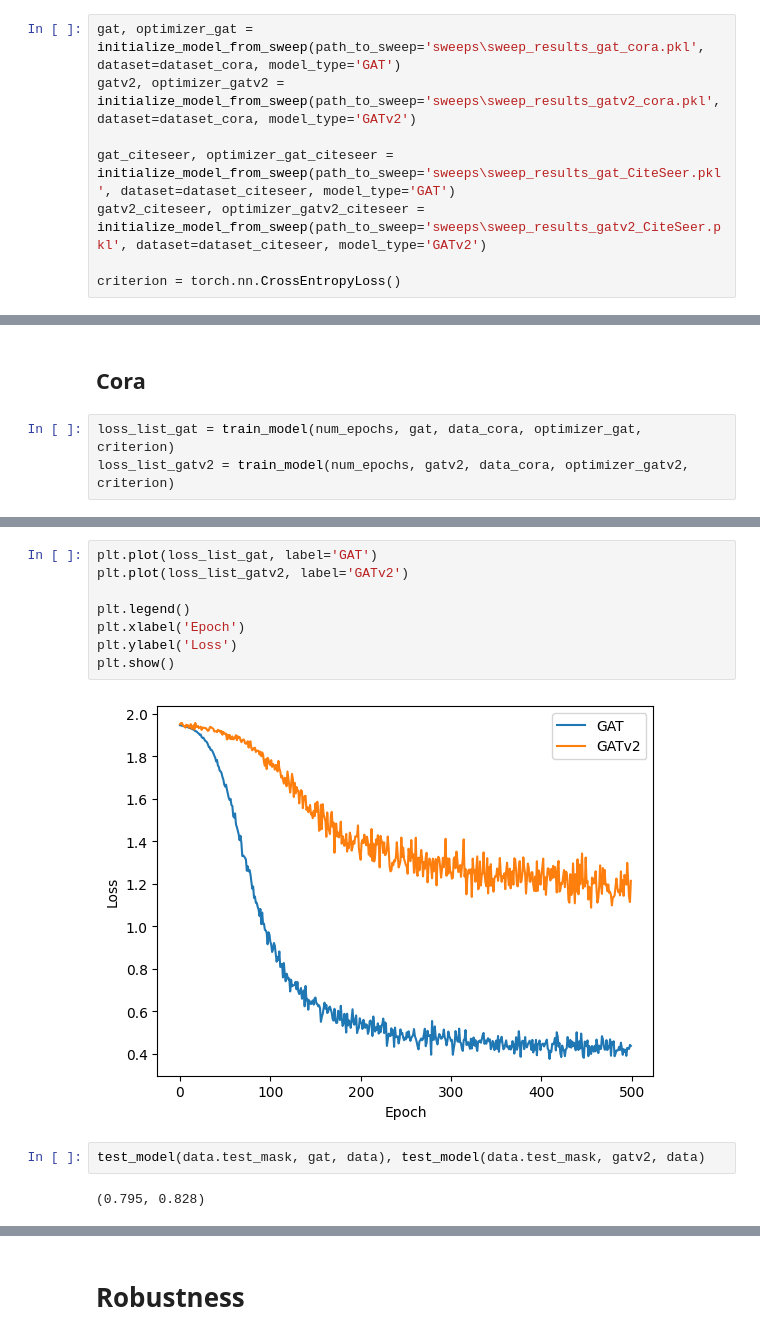
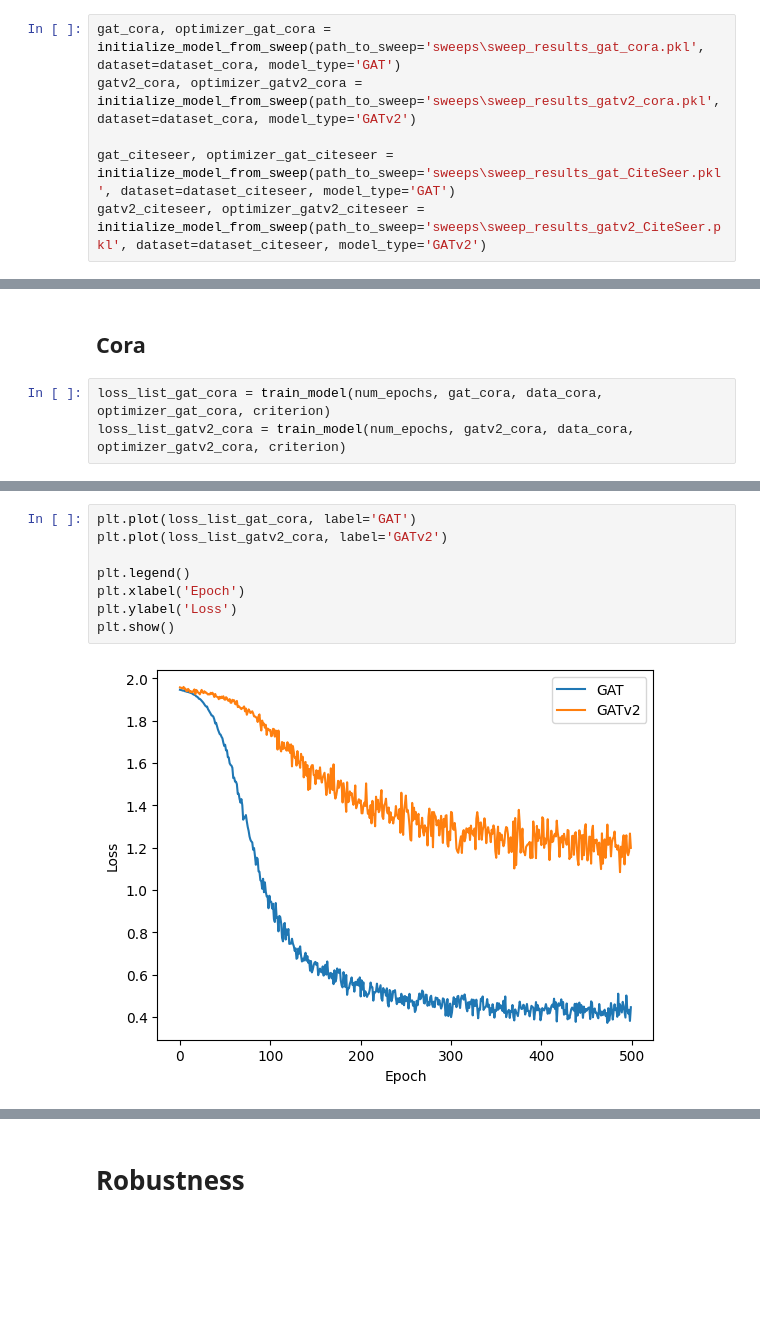
Before and after one commit to KarlRisager/ATDL_A3, a Jupyter notebook: workerNB.ipynb, the cells around one changed output, grey strips where cells are left out. Saved outputs shown, nothing was run; the diff lists cells and outputs as text; blank space fills up the shorter version.

```diff
--- a/workerNB.ipynb
+++ b/workerNB.ipynb
@@ -73,10 +105,8 @@ Is undirected: True
 # %% [markdown]
 # Model initialising
 # %%
-gat, optimizer_gat = initialize_model_from_sweep(path_to_sweep='sweeps\sweep_results_gat_cora.pkl', dataset=dataset_cora, model_type='GAT')
-gatv2, optimizer_gatv2 = initialize_model_from_sweep(path_to_sweep='sweeps\sweep_results_gatv2_cora.pkl', dataset=dataset_cora, model_type='GATv2')
+gat_cora, optimizer_gat_cora = initialize_model_from_sweep(path_to_sweep='sweeps\sweep_results_gat_cora.pkl', dataset=dataset_cora, model_type='GAT')
+gatv2_cora, optimizer_gatv2_cora = initialize_model_from_sweep(path_to_sweep='sweeps\sweep_results_gatv2_cora.pkl', dataset=dataset_cora, model_type='GATv2')
 
 gat_citeseer, optimizer_gat_citeseer = initialize_model_from_sweep(path_to_sweep='sweeps\sweep_results_gat_CiteSeer.pkl', dataset=dataset_citeseer, model_type='GAT')
 gatv2_citeseer, optimizer_gatv2_citeseer = initialize_model_from_sweep(path_to_sweep='sweeps\sweep_results_gatv2_CiteSeer.pkl', dataset=dataset_citeseer, model_type='GATv2')
-
-criterion = torch.nn.CrossEntropyLoss()
@@ -120,7 +178,7 @@ test_model(data_citeseer.test_mask, gat_citeseer, data_citeseer), test_model(dat
 # %% [markdown]
 ## Cora
 # %%
-loss_list_gat = train_model(num_epochs, gat, data_cora, optimizer_gat, criterion)
-loss_list_gatv2 = train_model(num_epochs, gatv2, data_cora, optimizer_gatv2, criterion)
+loss_list_gat_cora = train_model(num_epochs, gat_cora, data_cora, optimizer_gat_cora, criterion)
+loss_list_gatv2_cora = train_model(num_epochs, gatv2_cora, data_cora, optimizer_gatv2_cora, criterion)
 # %% [output]
 Training model...
@@ -131,14 +191,10 @@ Epoch 499, Loss: 1.2138469219207764
 # %%
-plt.plot(loss_list_gat, label='GAT')
-plt.plot(loss_list_gatv2, label='GATv2')
+plt.plot(loss_list_gat_cora, label='GAT')
+plt.plot(loss_list_gatv2_cora, label='GATv2')
 
 plt.legend()
 plt.xlabel('Epoch')
 plt.ylabel('Loss')
 plt.show()
 # %% [output]
-[figure, old version]
+[figure, new version]
-# %%
-test_model(data.test_mask, gat, data), test_model(data.test_mask, gatv2, data)
-# %% [output]
-(0.795, 0.828)
```
Also changed, not shown: parts of 35 cells of this notebook, 5 other files.
